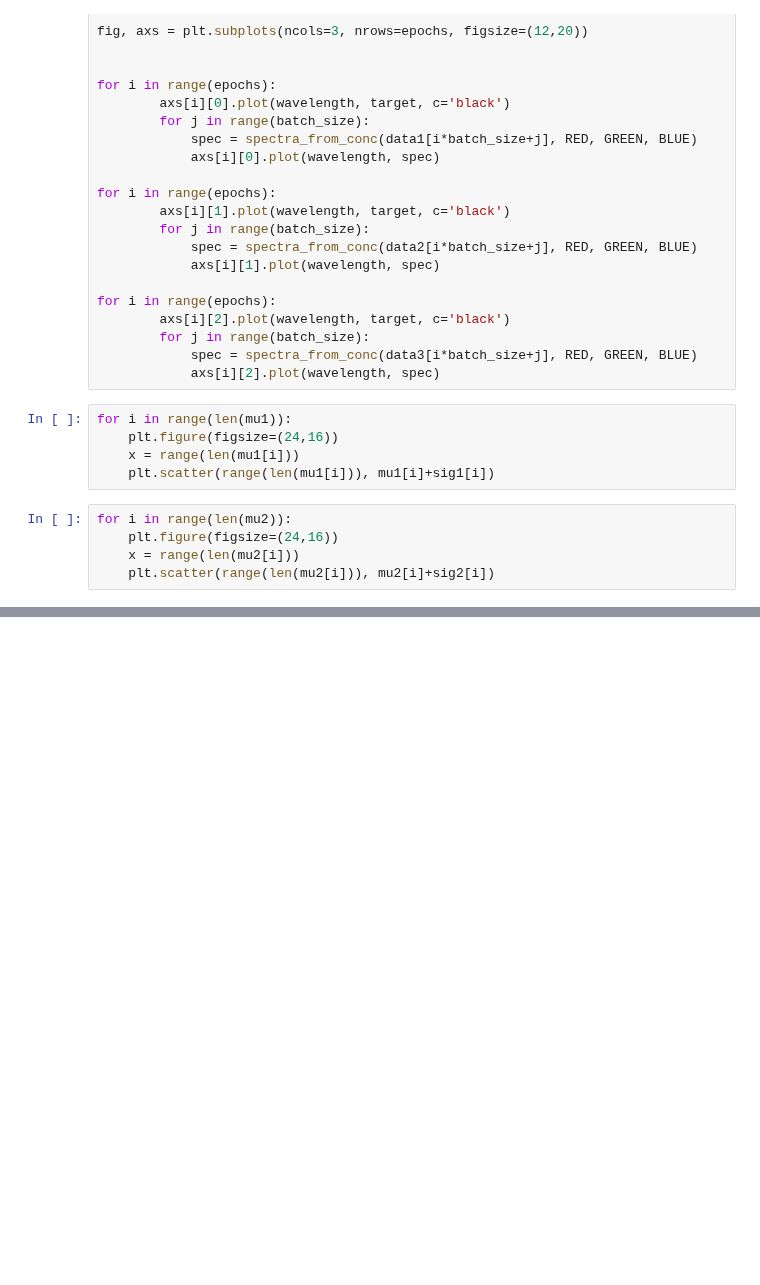
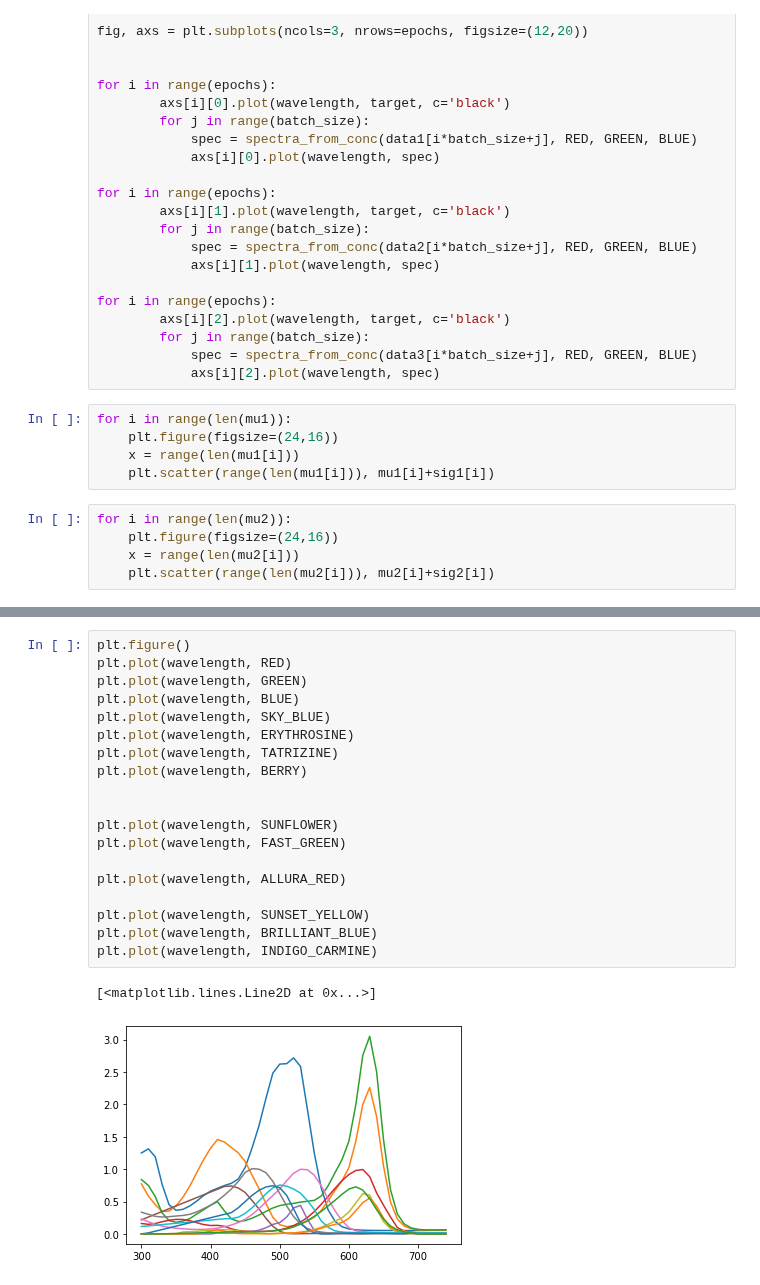
Before and after one commit to REAL-Pipetting/REinforced-Automaton-Learning-REAL-Pipetting, a Jupyter notebook: realpy/UCB/viz.ipynb, the cells around one changed output, grey strips where cells are left out. Cells and saved outputs as stored; diff of their text form; blank space fills up the shorter version.

```diff
--- a/realpy/UCB/viz.ipynb
+++ b/realpy/UCB/viz.ipynb
@@ -519,0 +463,22 @@ NameError: name 'epochs' is not defined
+# %%
+plt.figure()
+plt.plot(wavelength, RED)
+plt.plot(wavelength, GREEN)
+plt.plot(wavelength, BLUE)
+plt.plot(wavelength, SKY_BLUE)
+plt.plot(wavelength, ERYTHROSINE)
+plt.plot(wavelength, TATRIZINE)
+plt.plot(wavelength, BERRY)
+
+
+plt.plot(wavelength, SUNFLOWER)
+plt.plot(wavelength, FAST_GREEN)
+
+plt.plot(wavelength, ALLURA_RED)
+
+plt.plot(wavelength, SUNSET_YELLOW)
+plt.plot(wavelength, BRILLIANT_BLUE)
+plt.plot(wavelength, INDIGO_CARMINE)
+# %% [output]
+[<matplotlib.lines.Line2D at 0x...>]
+[figure, added]
```
Also changed, not shown: parts of 15 cells of this notebook, 4 other files.
